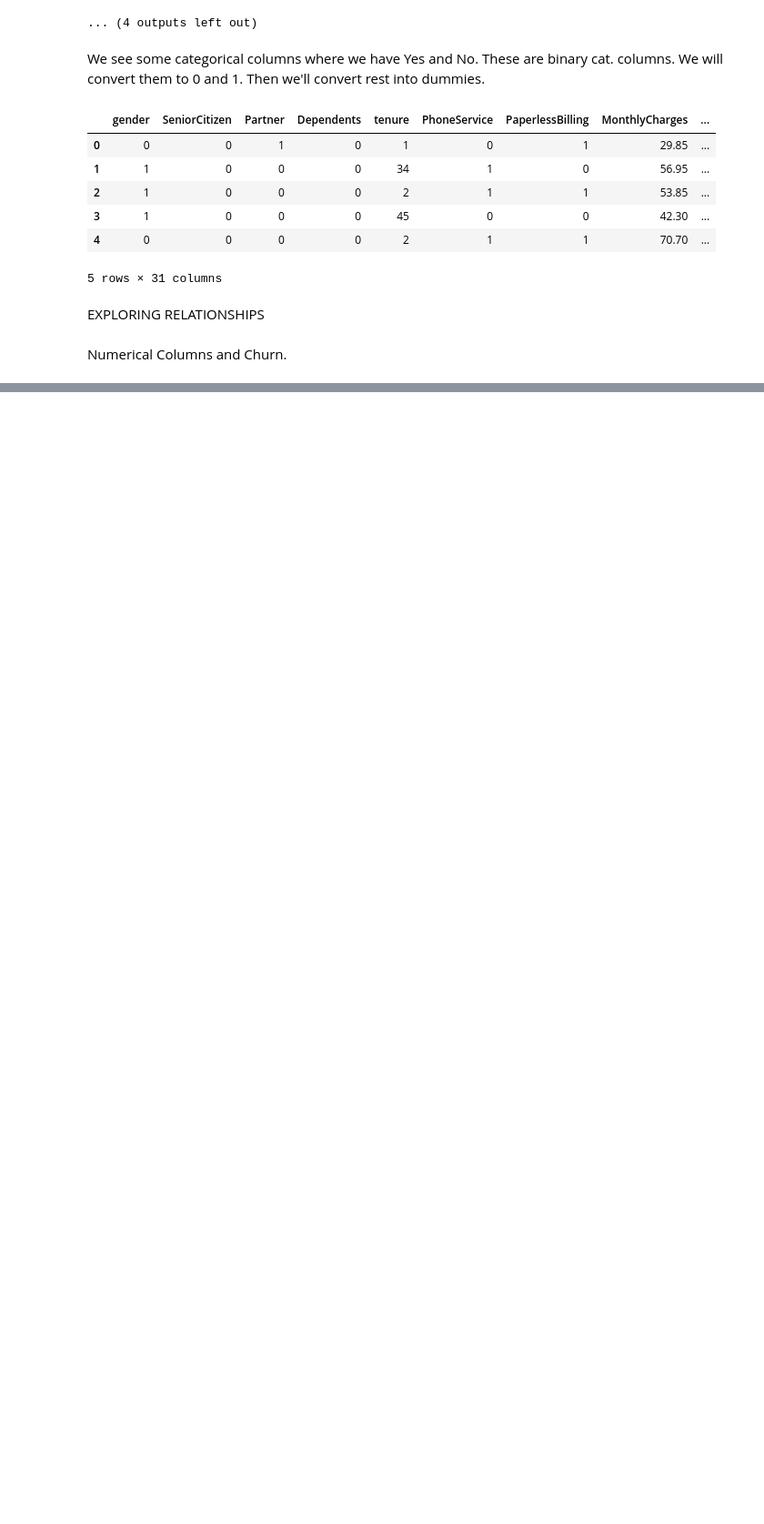
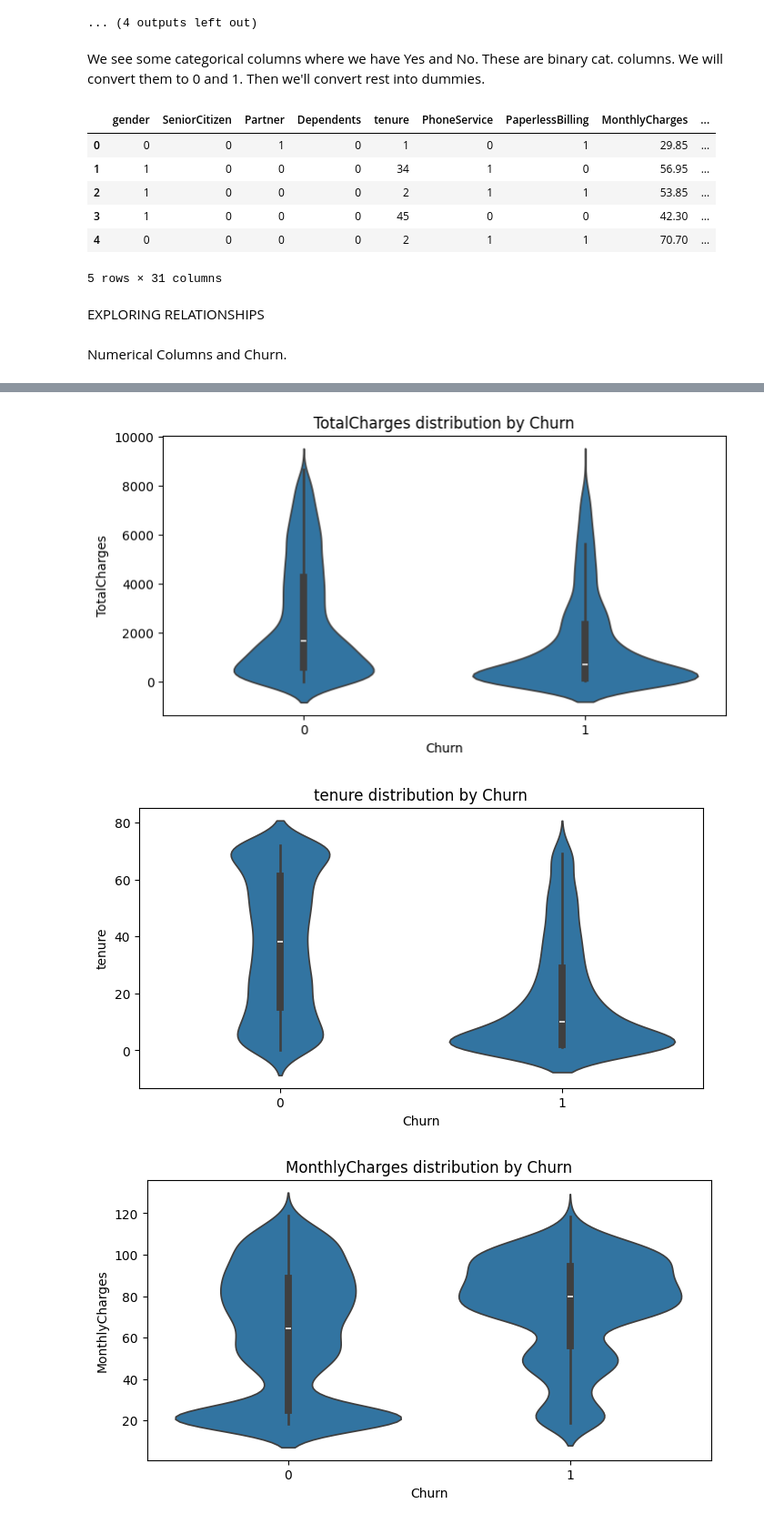
Before and after one commit to denizzsarierr/customer_churn, a Jupyter notebook: notebooks/01_EDA.ipynb, the cells around one changed output, grey strips where cells are left out. Shown at 91% size. Cells and saved outputs as stored; diff of their text form; code cells hidden in the pictures; blank space fills up the shorter version.

Commit message:
Relationoships between numerical col. - target and insights.

```diff
--- a/notebooks/01_EDA.ipynb
+++ b/notebooks/01_EDA.ipynb
@@ -199,0 +208,10 @@ for col in numerical_columns:
+# %%
+for col in numerical_columns:
+    plt.figure(figsize=(8,4))
+    sns.violinplot(x="Churn", y=col, data=telco_data)
+    plt.title(f"{col} distribution by Churn")
+    plt.show()
+# %% [output]
+[figure, added]
+[figure, added]
+[figure, added]
```
Also changed, not shown: parts of 3 cells of this notebook.
